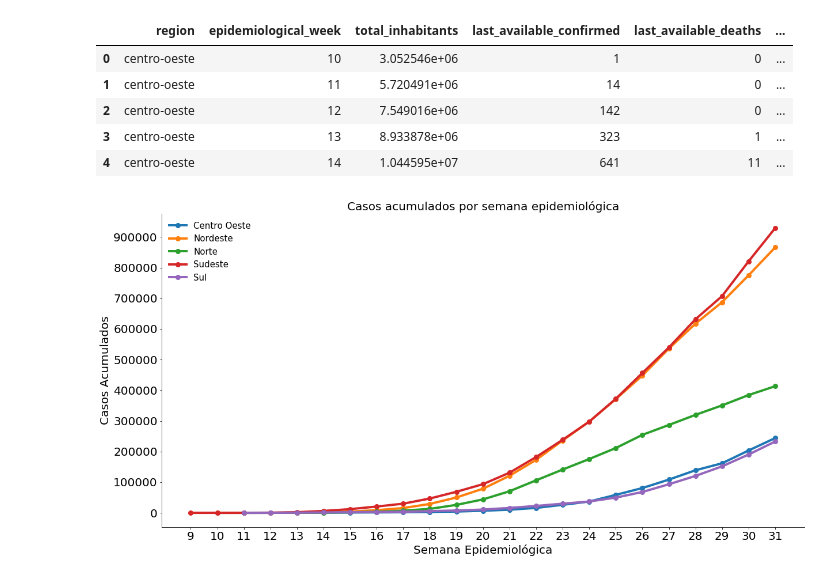
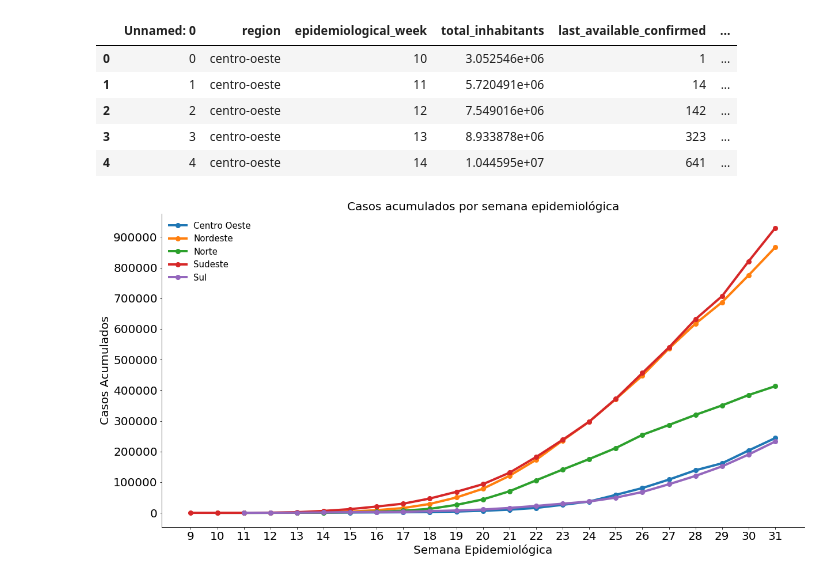
Before and after one commit to larissafv/grupoa, a Jupyter notebook: Visualização dos Indicadores/Gráficos dos indicadores por regiões.ipynb, the cells around one changed output. Cells and saved outputs as stored; diff of their text form; code cells hidden in the pictures.

```diff
--- a/Visualização dos Indicadores/Gráficos dos indicadores por regiões.ipynb
+++ b/Visualização dos Indicadores/Gráficos dos indicadores por regiões.ipynb
@@ -11,20 +6,14 @@ cur = con.cursor()
 # %%
-
-#----------------csv----------------
-# df = pd.read_csv("region_df.csv")
-# df2 = pd.read_csv("brazil_df.csv")
-#------------------------------------
-
-df = pd.read_sql("SELECT * FROM region_df", con)
-df2 = pd.read_sql("SELECT * FROM brazil_df", con)
+df = pd.read_csv("region_df.csv")
+df2 = pd.read_csv("brazil_df.csv")
 df.head()
 # %% [output]
-|  | region | epidemiological_week | total_inhabitants | last_available_confirmed | last_available_deaths | ... |
-| 0 | centro-oeste | 10 | 3.052546e+06 | 1 | 0 | ... |
-| 1 | centro-oeste | 11 | 5.720491e+06 | 14 | 0 | ... |
-| 2 | centro-oeste | 12 | 7.549016e+06 | 142 | 0 | ... |
-| 3 | centro-oeste | 13 | 8.933878e+06 | 323 | 1 | ... |
-| 4 | centro-oeste | 14 | 1.044595e+07 | 641 | 11 | ... |
+|  | Unnamed: 0 | region | epidemiological_week | total_inhabitants | last_available_confirmed | ... |
+| 0 | 0 | centro-oeste | 10 | 3.052546e+06 | 1 | ... |
+| 1 | 1 | centro-oeste | 11 | 5.720491e+06 | 14 | ... |
+| 2 | 2 | centro-oeste | 12 | 7.549016e+06 | 142 | ... |
+| 3 | 3 | centro-oeste | 13 | 8.933878e+06 | 323 | ... |
+| 4 | 4 | centro-oeste | 14 | 1.044595e+07 | 641 | ... |
 # %%
 # Lista de macro regiões
 regions = ['Centro Oeste','Nordeste','Norte','Sudeste','Sul']
```
Also changed, not shown: parts of 1 cell of this notebook.
